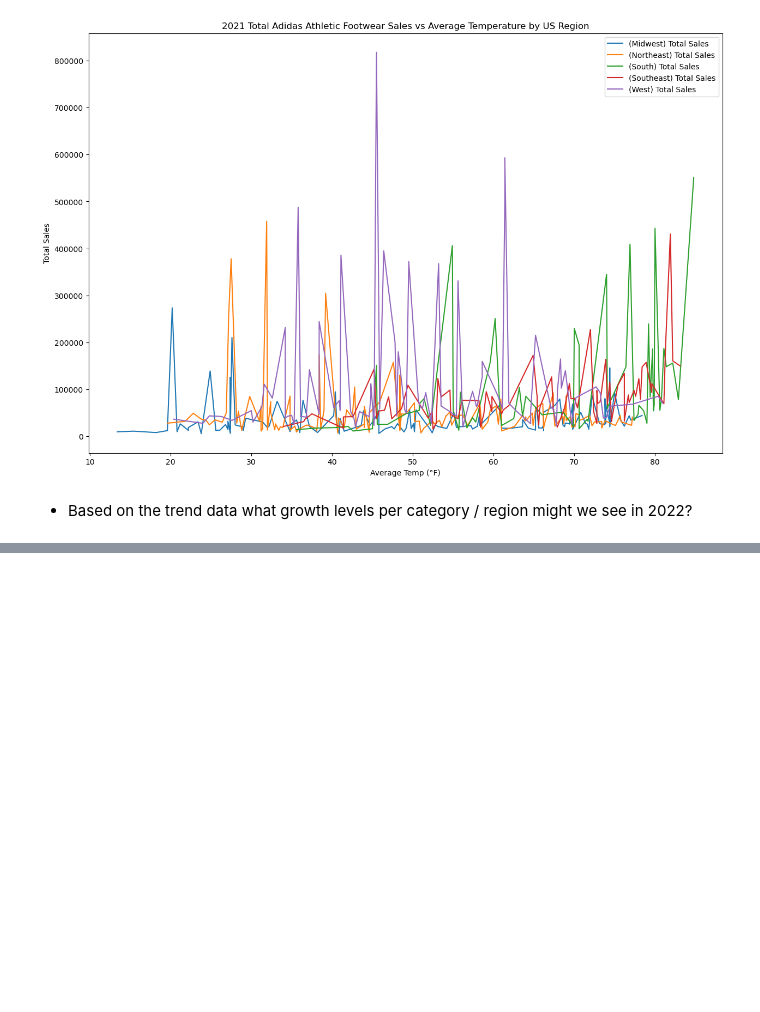
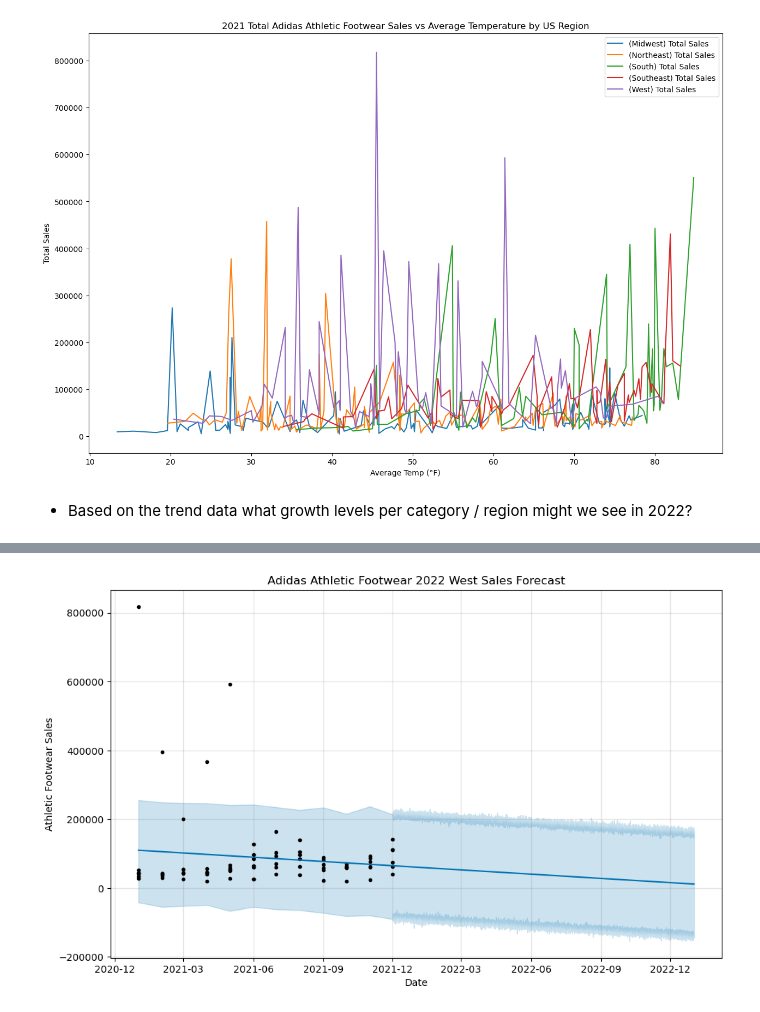
Before and after one commit to Krinnik/adidas_sales_temp_analysis, a Jupyter notebook: nik_workspace.ipynb, the cells around one changed output, grey strips where cells are left out. Saved outputs shown, nothing was run; the diff lists cells and outputs as text; code cells hidden in the pictures; blank space fills up the shorter version.

```diff
--- a/nik_workspace.ipynb
+++ b/nik_workspace.ipynb
@@ -1405,0 +1572,3 @@ plt.show()
+# %%
+w_model = Prophet()
+w_model
@@ -1405,0 +1599,2 @@ plt.show()
+# %%
+w_model.fit(adidas_w_trends)
@@ -1405,0 +1638,3 @@ plt.show()
+# %%
+future_w_trends = w_model.make_future_dataframe(periods=9503, freq='h')
+future_w_trends.tail()
@@ -1405,0 +1689,3 @@ plt.show()
+# %%
+forecast_w_trends = w_model.predict(future_w_trends)
+forecast_w_trends.head()
@@ -1405,0 +1821,8 @@ plt.show()
+# %%
+w_model.plot(forecast_w_trends)
+plt.title('Adidas Athletic Footwear 2022 West Sales Forecast')
+plt.xlabel('Date')
+plt.ylabel('Athletic Footwear Sales')
+plt.show()
+# %% [output]
+[figure, added]
```
Also changed, not shown: parts of 42 cells of this notebook.
